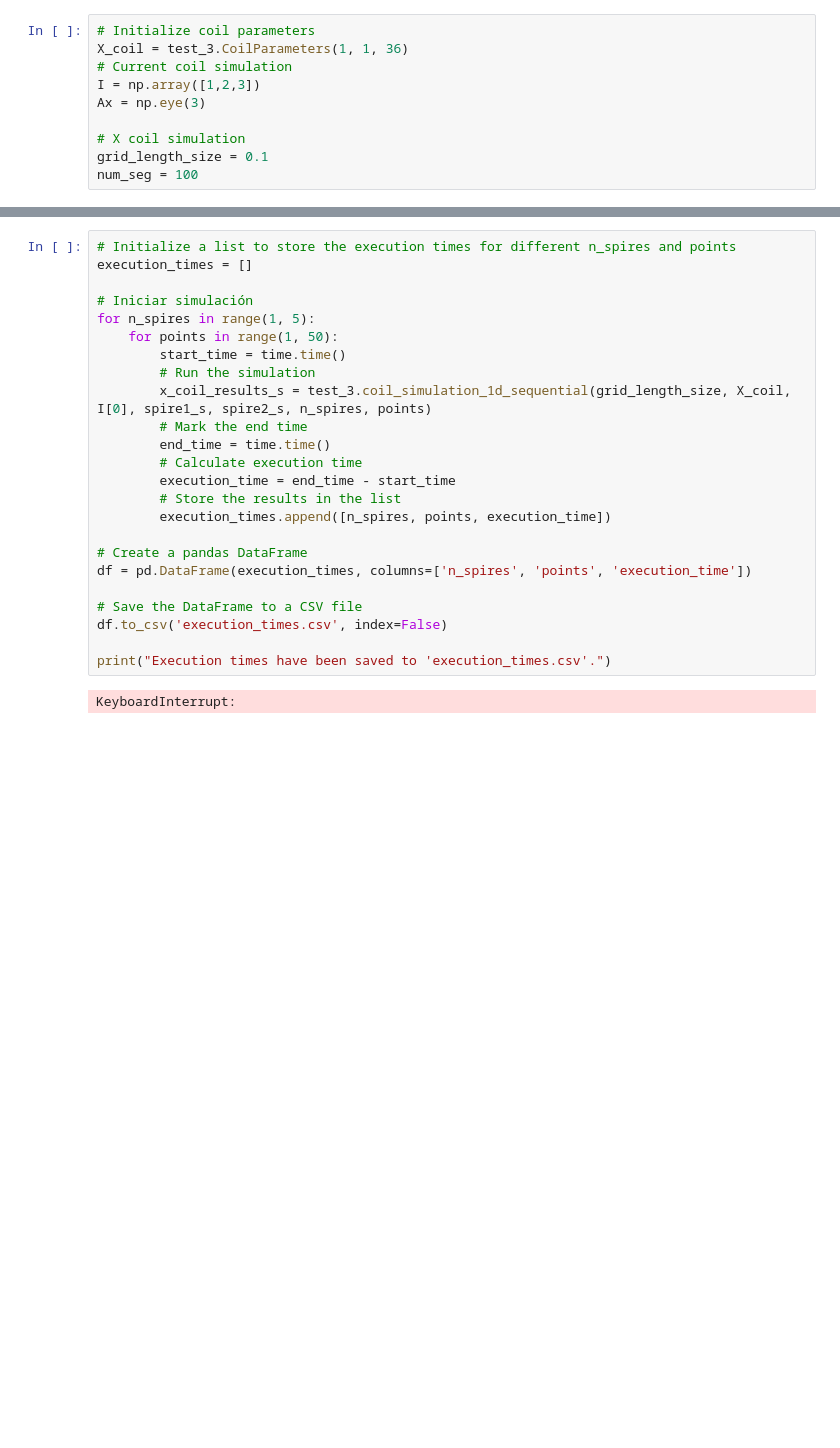
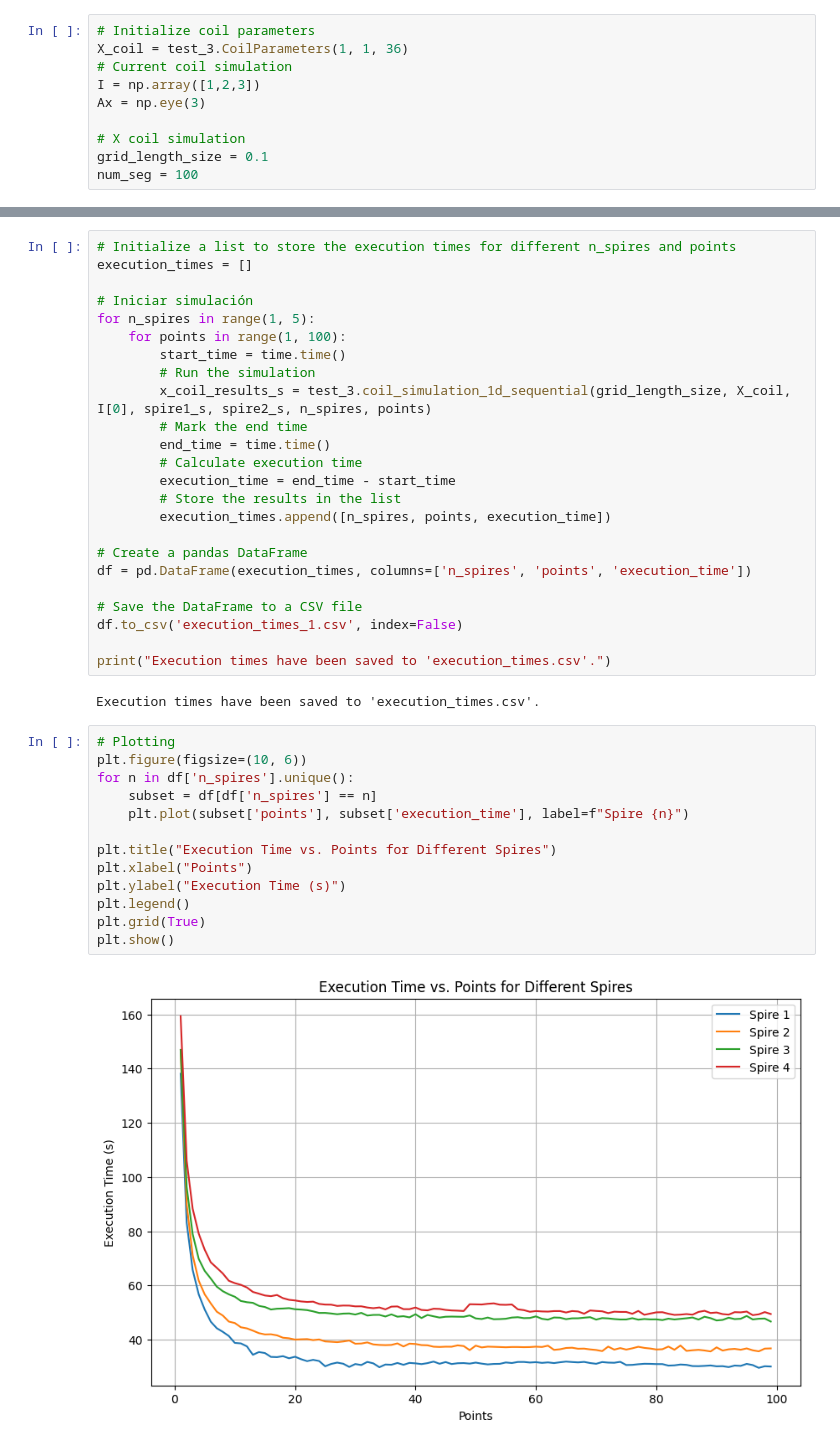
Before and after one commit to Bespi123/HelmholtzSim, a Jupyter notebook: test2.ipynb, the cells around one changed output, grey strips where cells are left out. Saved outputs shown, nothing was run; the diff lists cells and outputs as text; blank space fills up the shorter version.

```diff
--- a/test2.ipynb
+++ b/test2.ipynb
@@ -32,7 +29,7 @@ execution_times = []
 
 # Iniciar simulación
 for n_spires in range(1, 5):
-    for points in range(1, 50):
+    for points in range(1, 100):
         start_time = time.time()
         # Run the simulation
         x_coil_results_s = test_3.coil_simulation_1d_sequential(grid_length_size, X_coil, I[0], spire1_s, spire2_s, n_spires, points)
@@ -47,8 +44,23 @@ for n_spires in range(1, 5):
 df = pd.DataFrame(execution_times, columns=['n_spires', 'points', 'execution_time'])
 
 # Save the DataFrame to a CSV file
-df.to_csv('execution_times.csv', index=False)
+df.to_csv('execution_times_1.csv', index=False)
 
 print("Execution times have been saved to 'execution_times.csv'.")
 # %% [output]
-KeyboardInterrupt:
+Execution times have been saved to 'execution_times.csv'.
+# %%
+# Plotting
+plt.figure(figsize=(10, 6))
+for n in df['n_spires'].unique():
+    subset = df[df['n_spires'] == n]
+    plt.plot(subset['points'], subset['execution_time'], label=f"Spire {n}")
+
+plt.title("Execution Time vs. Points for Different Spires")
+plt.xlabel("Points")
+plt.ylabel("Execution Time (s)")
+plt.legend()
+plt.grid(True)
+plt.show()
+# %% [output]
+[figure, added]
```
Also changed, not shown: parts of 3 cells of this notebook, 1 other file.
